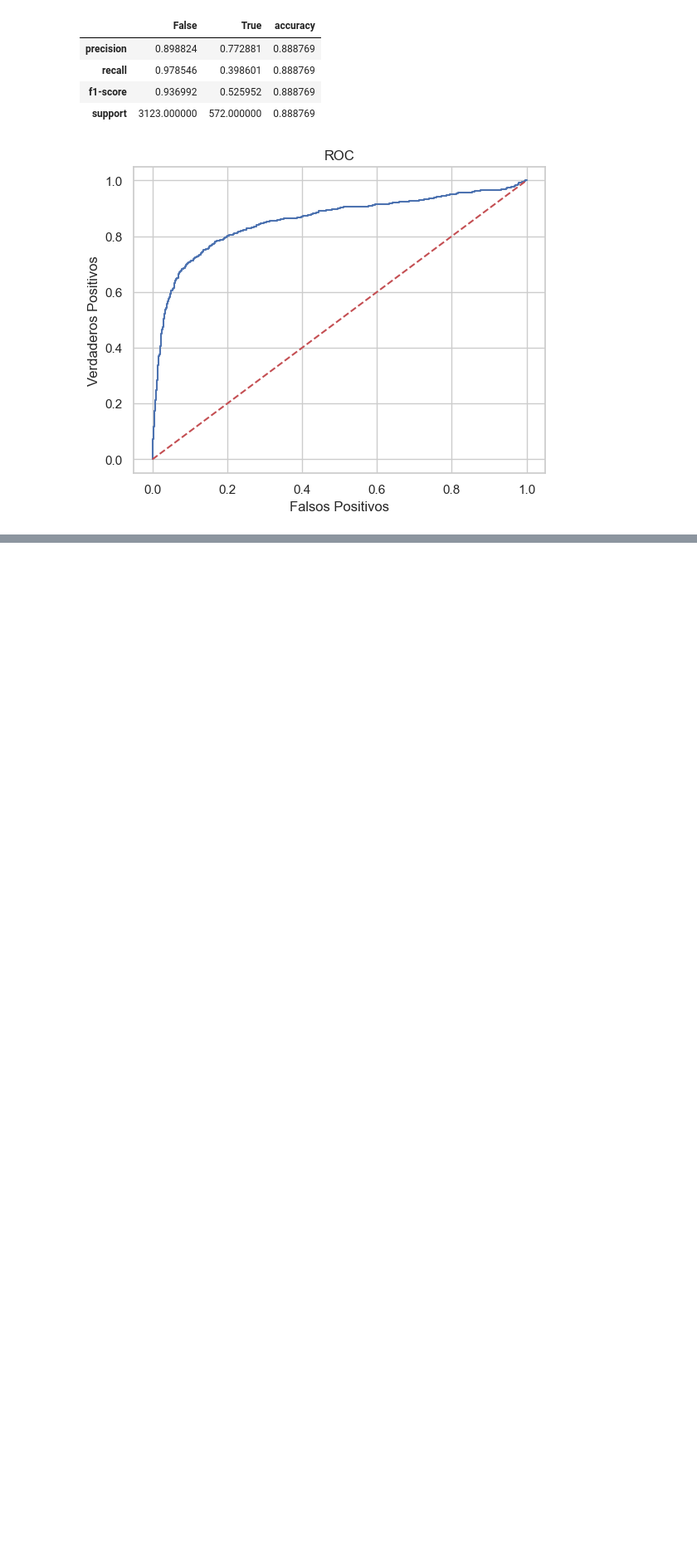
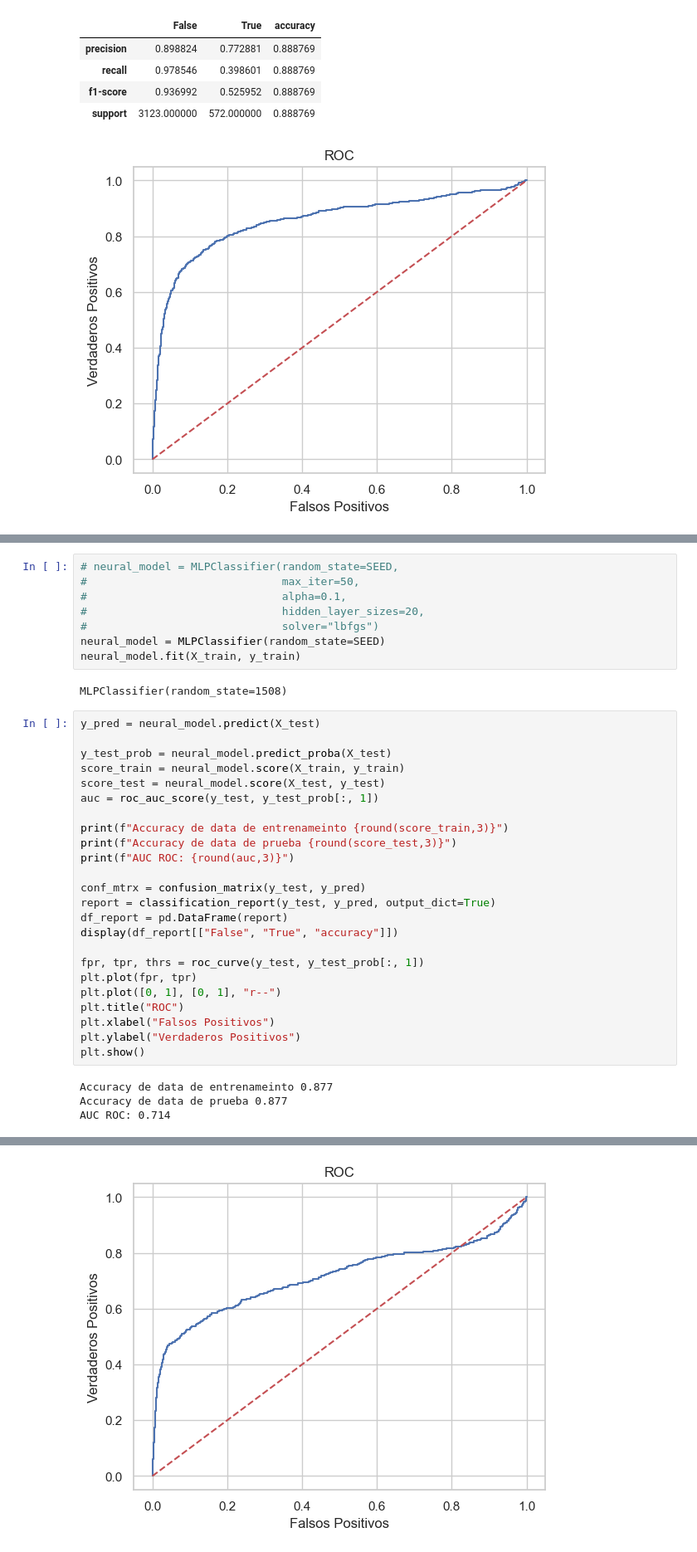
Before and after one commit to AEEM1993/DS_CasoPractico_MOD8, a Jupyter notebook: CASO_PRACTICO.ipynb, the cells around one changed output, grey strips where cells are left out. Shown at 83% size. Drawn from its saved outputs; the diff is of its cells as text; blank space fills up the shorter version.

Commit message:
multi-layer perceptron

```diff
--- a/CASO_PRACTICO.ipynb
+++ b/CASO_PRACTICO.ipynb
@@ -659,0 +664,38 @@ AUC ROC: 0.856
+# %%
+# neural_model = MLPClassifier(random_state=SEED,
+#                              max_iter=50,
+#                              alpha=0.1,
+#                              hidden_layer_sizes=20,
+#                              solver="lbfgs")
+neural_model = MLPClassifier(random_state=SEED)
+neural_model.fit(X_train, y_train)
+# %% [output]
+MLPClassifier(random_state=1508)
+# %%
+y_pred = neural_model.predict(X_test)
+
+y_test_prob = neural_model.predict_proba(X_test)
+score_train = neural_model.score(X_train, y_train)
+score_test = neural_model.score(X_test, y_test)
+auc = roc_auc_score(y_test, y_test_prob[:, 1])
+
+print(f"Accuracy de data de entrenameinto {round(score_train,3)}")
+print(f"Accuracy de data de prueba {round(score_test,3)}")
+print(f"AUC ROC: {round(auc,3)}")
+
+conf_mtrx = confusion_matrix(y_test, y_pred)
+report = classification_report(y_test, y_pred, output_dict=True)
+df_report = pd.DataFrame(report)
+display(df_report[["False", "True", "accuracy"]])
+
+fpr, tpr, thrs = roc_curve(y_test, y_test_prob[:, 1])
+plt.plot(fpr, tpr)
+plt.plot([0, 1], [0, 1], "r--")
+plt.title("ROC")
+plt.xlabel("Falsos Positivos")
+plt.ylabel("Verdaderos Positivos")
+plt.show()
+# %% [output]
+Accuracy de data de entrenameinto 0.877
+Accuracy de data de prueba 0.877
+AUC ROC: 0.714
@@ -659,0 +707 @@ AUC ROC: 0.856
+[figure, added]
```
Also changed, not shown: parts of 8 cells of this notebook.
